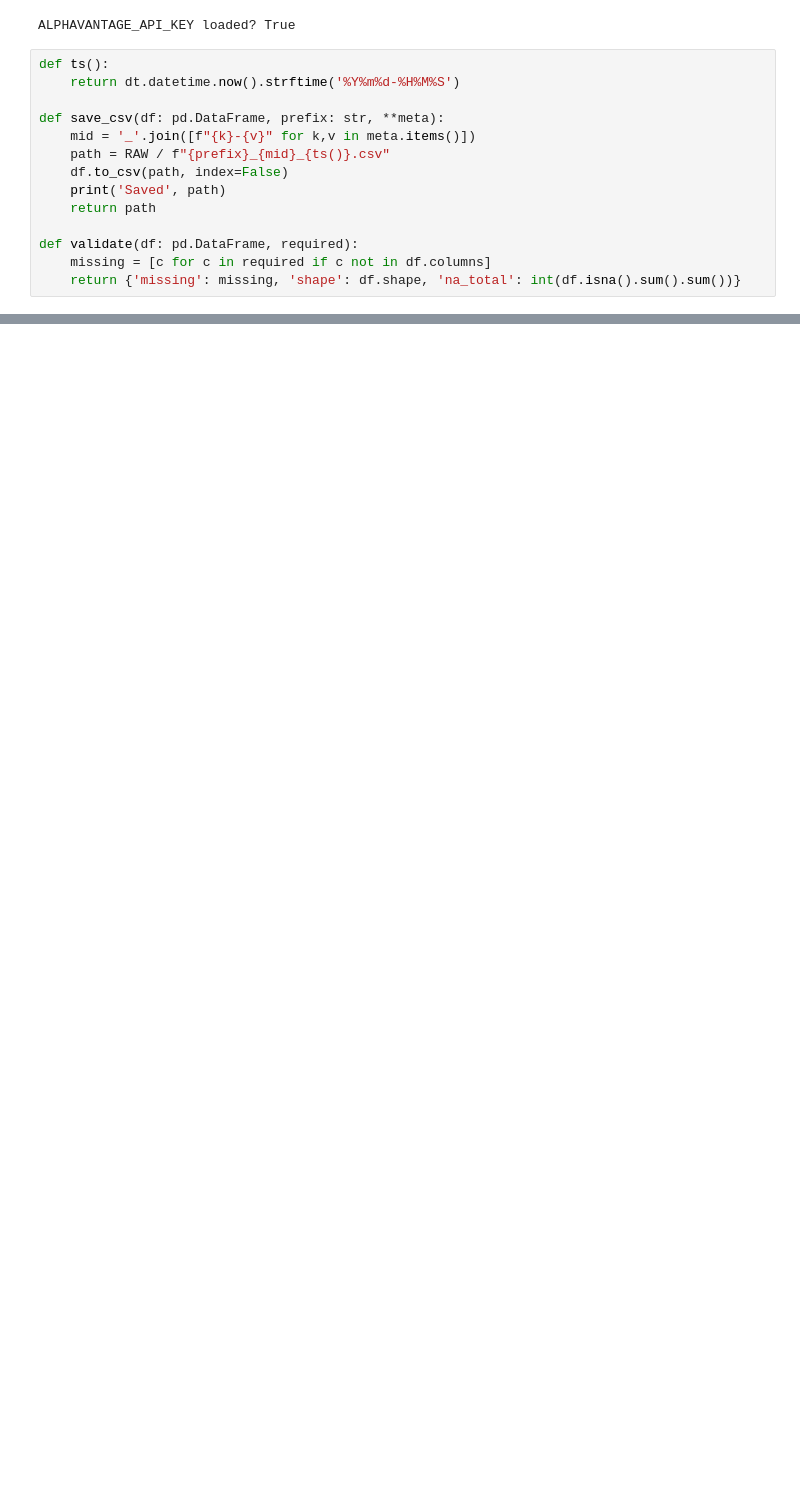
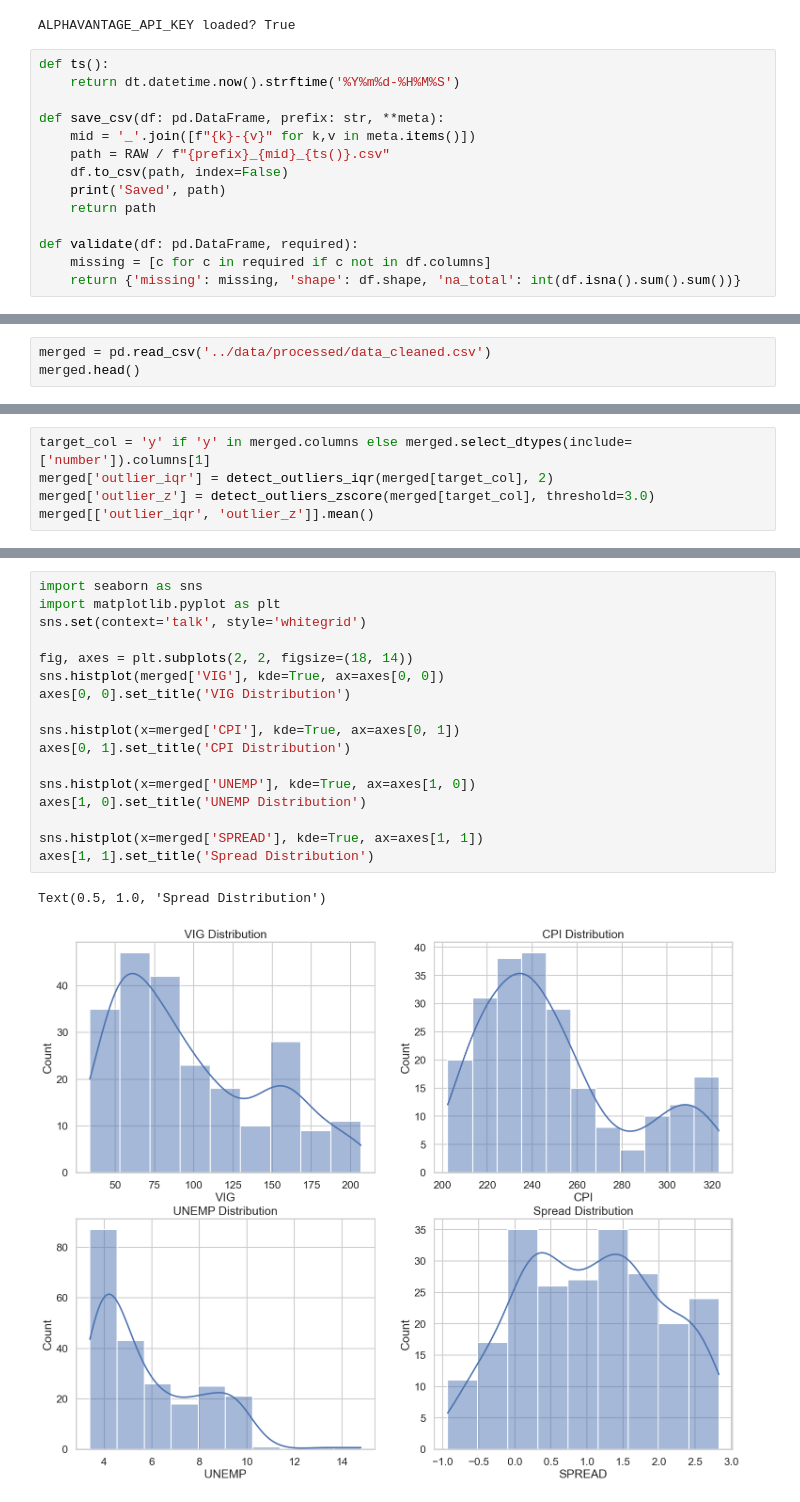
Before and after one commit to aarontang0904/bootcamp_aaron_tang, a Jupyter notebook: project/notebooks/project.ipynb, the cells around one changed output, grey strips where cells are left out. Cells and saved outputs as stored; diff of their text form; blank space fills up the shorter version.

```diff
--- a/project/notebooks/project.ipynb
+++ b/project/notebooks/project.ipynb
@@ -276,0 +219,3 @@ Saved ../data/raw/raw_site-project_table-data_20250828-153211.csv
+# %%
+merged = pd.read_csv('../data/processed/data_cleaned.csv')
+merged.head()
@@ -276,0 +234,5 @@ Saved ../data/raw/raw_site-project_table-data_20250828-153211.csv
+# %%
+target_col = 'y' if 'y' in merged.columns else merged.select_dtypes(include=['number']).columns[1]
+merged['outlier_iqr'] = detect_outliers_iqr(merged[target_col], 2)
+merged['outlier_z'] = detect_outliers_zscore(merged[target_col], threshold=3.0)
+merged[['outlier_iqr', 'outlier_z']].mean()
@@ -276,0 +306,20 @@ Saved ../data/raw/raw_site-project_table-data_20250828-153211.csv
+# %%
+import seaborn as sns
+import matplotlib.pyplot as plt
+sns.set(context='talk', style='whitegrid')
+
+fig, axes = plt.subplots(2, 2, figsize=(18, 14))
+sns.histplot(merged['VIG'], kde=True, ax=axes[0, 0])
+axes[0, 0].set_title('VIG Distribution')
+
+sns.histplot(x=merged['CPI'], kde=True, ax=axes[0, 1])
+axes[0, 1].set_title('CPI Distribution')
+
+sns.histplot(x=merged['UNEMP'], kde=True, ax=axes[1, 0])
+axes[1, 0].set_title('UNEMP Distribution')
+
+sns.histplot(x=merged['SPREAD'], kde=True, ax=axes[1, 1])
+axes[1, 1].set_title('Spread Distribution')
+# %% [output]
+Text(0.5, 1.0, 'Spread Distribution')
+[figure, added]
```
Also changed, not shown: parts of 32 cells of this notebook, 12 other files.
